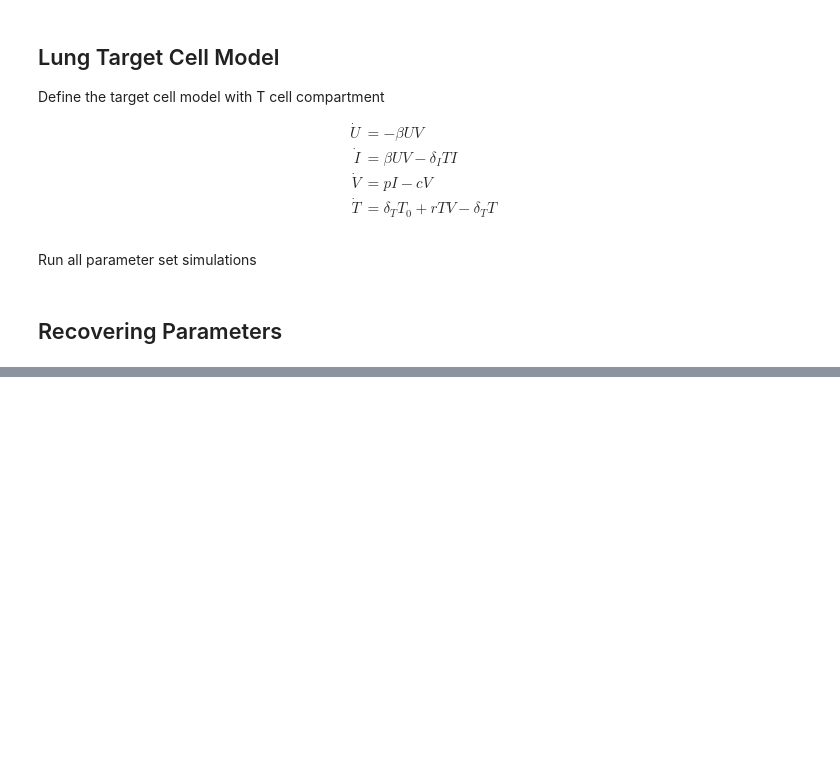
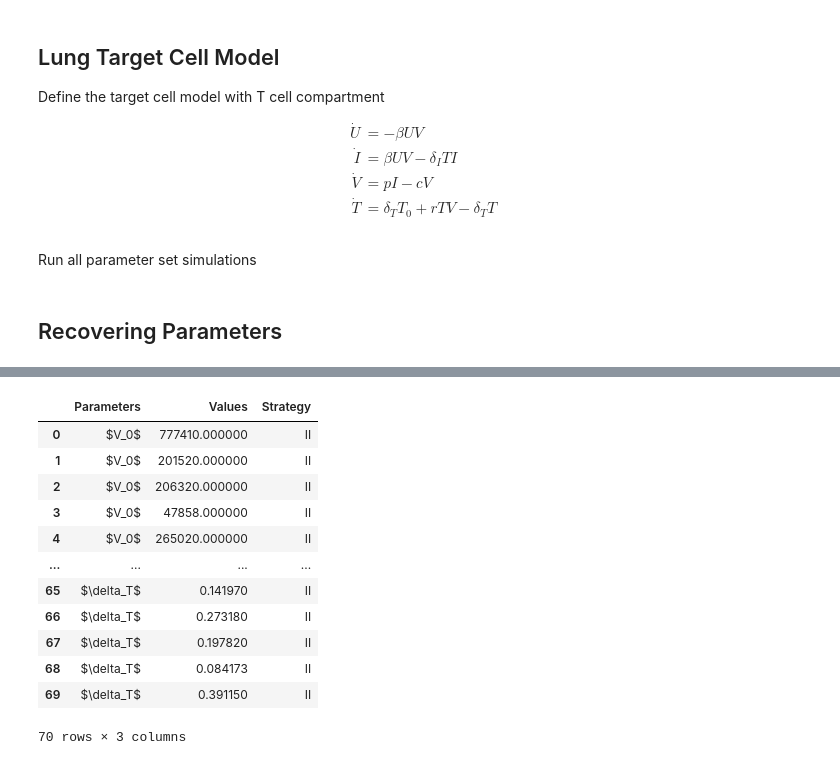
Before and after one commit to systemsmedicine/CrossLabFit, a Jupyter notebook: pyNotebooks/influenzaModel.ipynb, the cells around one changed output, grey strips where cells are left out. Cells and saved outputs as stored; diff of their text form; code cells hidden in the pictures; blank space fills up the shorter version.

```diff
--- a/pyNotebooks/influenzaModel.ipynb
+++ b/pyNotebooks/influenzaModel.ipynb
@@ -93,0 +290,16 @@ dfViralData.plot(x='Days', y='Virus', kind='scatter')
+# %%
+dfParams_qual
+# %% [output]
+|  | Parameters | Values | Strategy |
+| 0 | $V_0$ | 777410.000000 | II |
+| 1 | $V_0$ | 201520.000000 | II |
+| 2 | $V_0$ | 206320.000000 | II |
+| 3 | $V_0$ | 47858.000000 | II |
+| 4 | $V_0$ | 265020.000000 | II |
+| ... | ... | ... | ... |
+| 65 | $\delta_T$ | 0.141970 | II |
+| 66 | $\delta_T$ | 0.273180 | II |
+| 67 | $\delta_T$ | 0.197820 | II |
+| 68 | $\delta_T$ | 0.084173 | II |
+| 69 | $\delta_T$ | 0.391150 | II |
+70 rows × 3 columns
```
Also changed, not shown: parts of 25 cells of this notebook, 12 other files.
